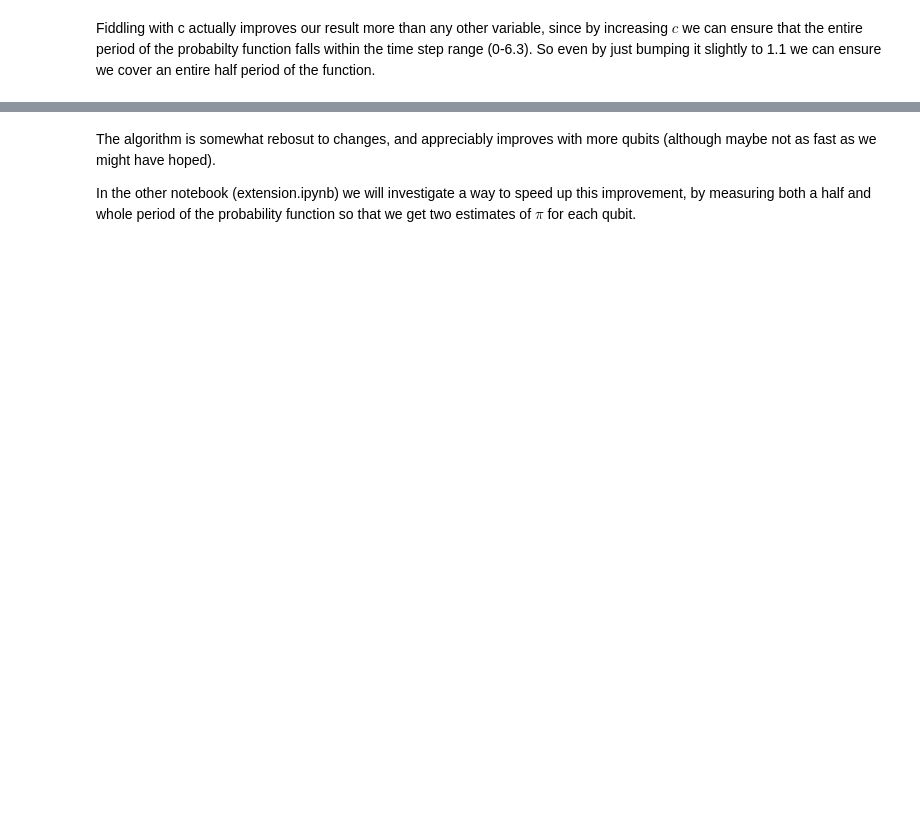
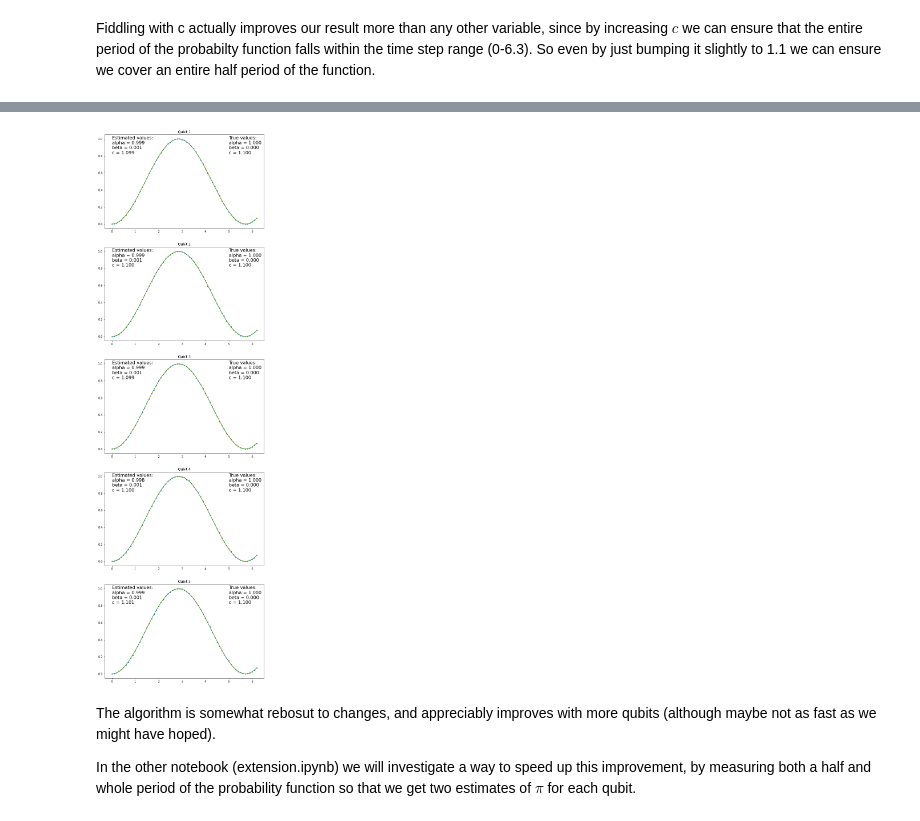
Before and after one commit to dylanagreen/qupi, a Jupyter notebook: formalism.ipynb, the cells around one changed output, grey strips where cells are left out. Cells and saved outputs as stored; diff of their text form; code cells hidden in the pictures; blank space fills up the shorter version.

```diff
--- a/formalism.ipynb
+++ b/formalism.ipynb
@@ -360,11 +531,13 @@ Changing alpha: 3.2538349450070365, 3.235827654576449
 # %% [markdown]
 Fiddling with c actually improves our result more than any other variable, since by increasing $c$ we can ensure that the entire period of the probabilty function falls within the time step range (0-6.3). So even by just bumping it slightly to 1.1 we can ensure we cover an entire half period of the function.
 # %%
-pi_c = run_simulation(5, c_range=[1.1])
+pi_c, *plot_coeffs = run_simulation(5, c_range=[1.1], return_coeffs=True)
 pi_c_500 = run_simulation(500, c_range=[1.1], verbose=False)
 
 print(f"Ideal estimate: {pi_init}")
 print(f"Changing alpha: {pi_c}, {pi_c_500}")
+
+plot_qubits(plot_coeffs)
 # %% [output]
 Adding qubit with seed 0, alpha 1, beta 0, phi_0 0, c 1.1
 Adding qubit with seed 12, alpha 1, beta 0, phi_0 0, c 1.1
@@ -375,4 +548,5 @@ Ideal estimate: 3.1447854891064857
 Changing alpha: 3.1387790108750853, 3.1415976872045475
+[figure, added]
 # %% [markdown]
 The algorithm is somewhat rebosut to changes, and appreciably improves with more qubits (although maybe not as fast as we might have hoped).
 
```
Also changed, not shown: parts of 17 cells of this notebook.
